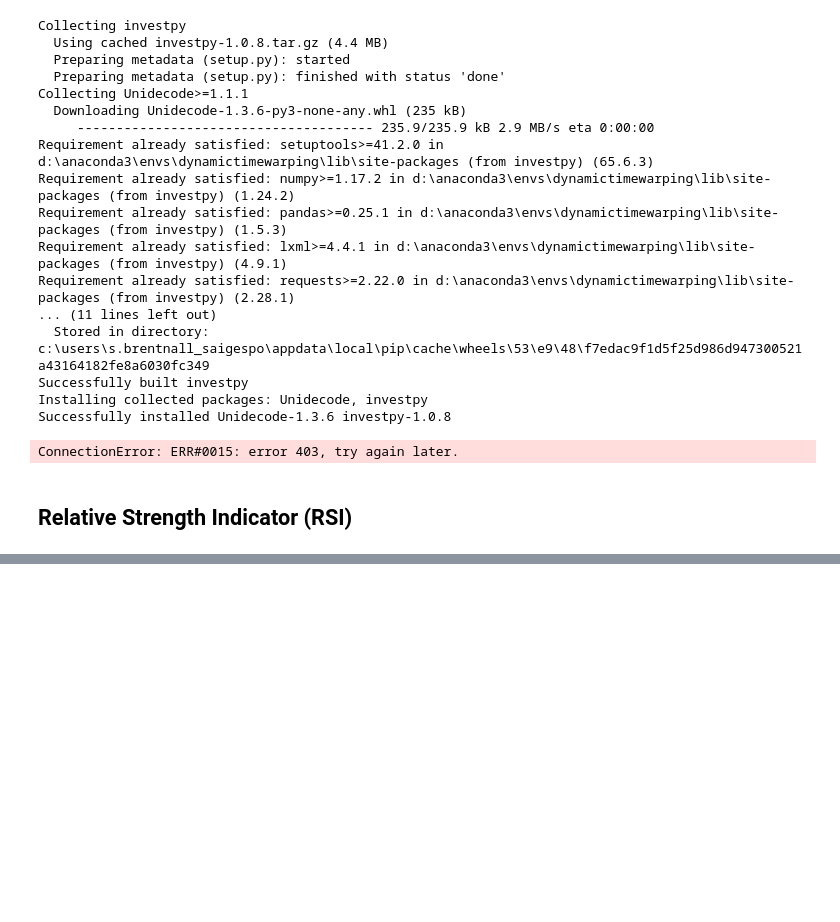
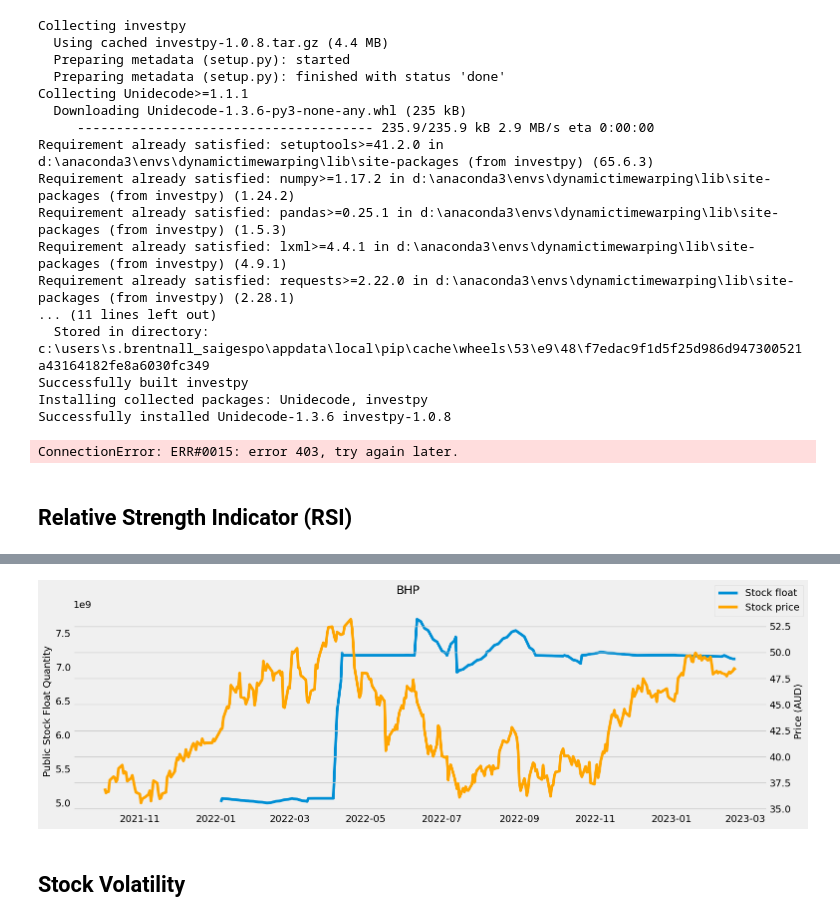
Before and after one commit to ShaunBrentnall/Market-Analysis, a Jupyter notebook: correlation.ipynb, the cells around one changed output, grey strips where cells are left out. Saved outputs shown, nothing was run; the diff lists cells and outputs as text; code cells hidden in the pictures; blank space fills up the shorter version.

```diff
--- a/correlation.ipynb
+++ b/correlation.ipynb
@@ -592,0 +689,6 @@ plt.show()
+# %%
+plot_price_volume("BHP.AX", "BHP", big_df["Close"]["BHP.AX"], "2021-10-01")
+# %% [output]
+[figure, added]
+# %% [markdown]
+## Stock Volatility
```
Also changed, not shown: parts of 20 cells of this notebook.
